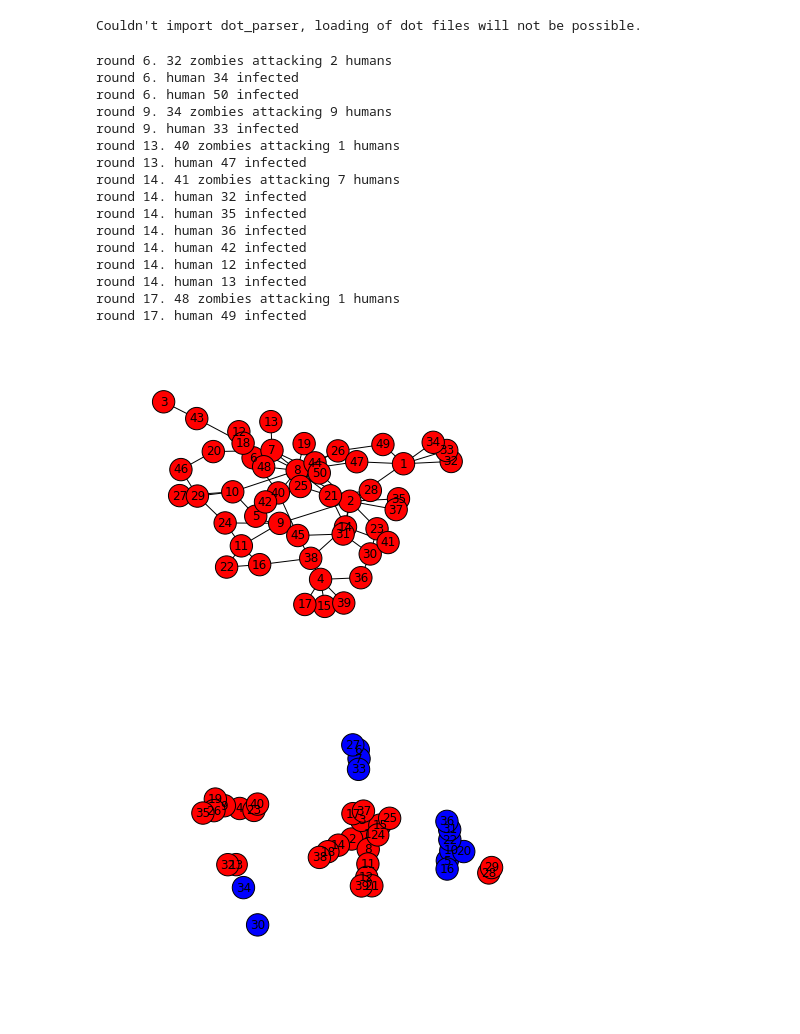
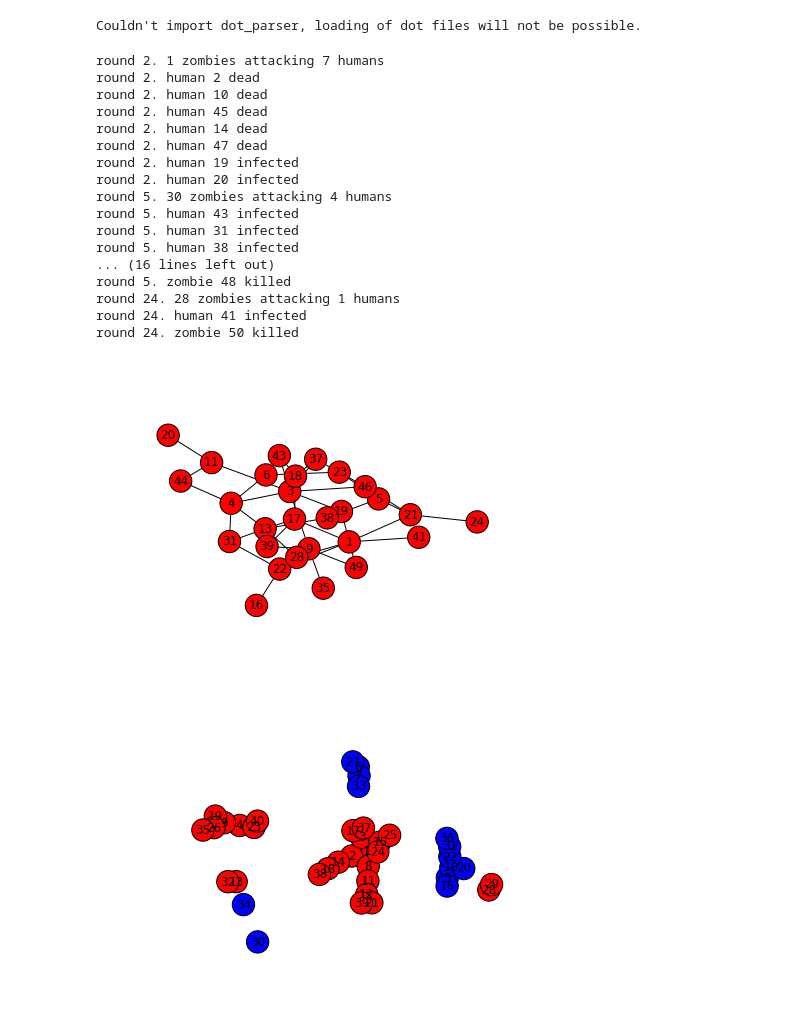
Before and after one commit to jackiemauro/flotsam-jacksam, a Jupyter notebook: Zombies-network.ipynb, the cells around one changed output. Drawn from its saved outputs; the diff is of its cells as text; code cells hidden in the pictures.

```diff
--- a/Zombies-network.ipynb
+++ b/Zombies-network.ipynb
@@ -37,13 +37,15 @@ def start( n, pr ):
     # clears graph and starts a new one
     # n people, with pr probability of getting infected at stage 1
     # needs error handling for probability between 0 and 1, though this will get caught by python
+    # this should be more flexible, so that you can make initial graphs that are larger or smaller
+    # eventually each human node should have more qualities too: a name, resources, skills, smarts, age
 
     global G; global c; global zom; global hum
 
     hum = []; zom = []; c = []
 
     try:G.clear()
-    except: print("no error: nothing to clear")
+    except: pass
 
     # generate your starting graph
     G=nx.Graph()
@@ -130,21 +136,22 @@ def human_fight( k, l1, l2, crew1, crew2, e2, e1 ):
 
         else: print("round %d. successful fleeing"%(k))
 # %%
-def zombie_fight(k,l2,l1,crew1,crew2,e2,e1):
+def zombie_fight(k,l2,l1,crew1,crew2,e2,e1, HZ, ZD, HZdefInf, HZdefKill, ZHInf, ZHKill):
     global G
     if G.node[e1]['state'] == 'human': hs = l1; zs = l2; hcrew = crew1; zcrew = crew2
     else: hs = l2; zs = l1; hcrew = crew2; zcrew = crew1
     print("round %d. %d zombies attacking %d humans"%(k, zs, hs))
+
     # see what happens to the humans: roll a die for each person in human group
     for nd in hcrew:
         try:
             G.node[nd]["state"]
-            if  -.4*hs + .1*zs + np.random.normal() > 0.7:
+            if  -HZdefInf*hs + ZHInf*zs + np.random.normal() > 0:
                 print("round %d. human %d infected"%(k, nd))
                 G.node[nd]['state'] = 'zombie' # person is a zombie
                 G.remove_edges_from(G.edges(nd)) # person disconnected from all humans
                 G.add_edge(nd,zcrew.pop()) # person joins zombie herd
-            elif -.6*hs + .1*zs + np.random.rand() > 0.7:
+            elif -HZdefKill*hs + ZHKill*zs + np.random.rand() > 0:
                 print("round %d. human %d dead"%(k, nd))
                 G.node[nd]["state"] = 'dead' # person is dead
         except: pass
@@ -153,7 +160,7 @@ def zombie_fight(k,l2,l1,crew1,crew2,e2,e1):
     for nd in zcrew:
         try:
             G.node[nd]["state"]
-            if .5 - 0.1*zs + .1*hs + np.random.normal() > 1:
+            if -ZD*zs + HZ*hs + np.random.normal() > 0:
                 print("round %d. zombie %d killed"%(k, nd))
                 G.node[nd]["state"] = 'dead' # zombie is dead
         except: pass
@@ -174,37 +181,49 @@ def get_fig(G,c):
     nx.draw(G, node_color = c, with_labels = True, node_size = 500)
 # %%
-def apocalypse( rounds, n, pr ):
+def apocalypse( rounds, n, pr, prBaby = .8, HH = .5, HZ = .7, ZD = 0.1, HZdefInf = .6, HZdefKill = .5, ZHInf = .2, ZHKill = .1 ):
+
+    # pr is initial infection probability
+    # prBaby is the threshold for having a baby
+    # HH is how deadly humans are to each other
+    # HZ is how deadly humans are to zombies
+    # ZD is how good zombies are at defending each other
+    # HZdefInf is how good humans are at defending each other from infection
+    # HZdefKill is how good humans are at defending each other from being killed
+    # ZHInf is how good zombies are at infecting humans
+    # ZHKill is how good zombies are at killing humans
+
     start( n, pr )
     global k
     k = 1
     while k <= rounds:
         begin_round( n )
-        if game == 1: human_fight(   k, l1, l2, crew1, crew2, e2, e1 )
-        elif game == 2: zombie_fight( k,l2,l1,crew1,crew2,e2,e1 )
+        if game == 1: human_fight(   k, l1, l2, crew1, crew2, e2, e1, prBaby, HH )
+        elif game == 2: zombie_fight( k,l2,l1,crew1,crew2,e2,e1, HZ, ZD, HZdefInf, HZdefKill, ZHInf, ZHKill )
         else: pass
         clean_up()
         k+=1
     get_fig(G,c)
 # %%
-apocalypse(30, 50, .8)
+apocalypse( 30, 50, .8, HZdefInf = 0, HZdefKill = 0 )
 # %% [output]
-round 6. 32 zombies attacking 2 humans
-round 6. human 34 infected
-round 6. human 50 infected
-round 9. 34 zombies attacking 9 humans
-round 9. human 33 infected
-round 13. 40 zombies attacking 1 humans
-round 13. human 47 infected
-round 14. 41 zombies attacking 7 humans
-round 14. human 32 infected
-round 14. human 35 infected
-round 14. human 36 infected
-round 14. human 42 infected
-round 14. human 12 infected
-round 14. human 13 infected
-round 17. 48 zombies attacking 1 humans
-round 17. human 49 infected
+round 2. 1 zombies attacking 7 humans
+round 2. human 2 dead
+round 2. human 10 dead
+round 2. human 45 dead
+round 2. human 14 dead
+round 2. human 47 dead
+round 2. human 19 infected
+round 2. human 20 infected
+round 5. 30 zombies attacking 4 humans
+round 5. human 43 infected
+round 5. human 31 infected
+round 5. human 38 infected
+... (16 lines left out)
+round 5. zombie 48 killed
+round 24. 28 zombies attacking 1 humans
+round 24. human 41 infected
+round 24. zombie 50 killed
-[figure, old version]
+[figure, new version]
 # %%
 #Can run step by step here:
 # %%
```
Also changed, not shown: parts of 3 cells of this notebook.
